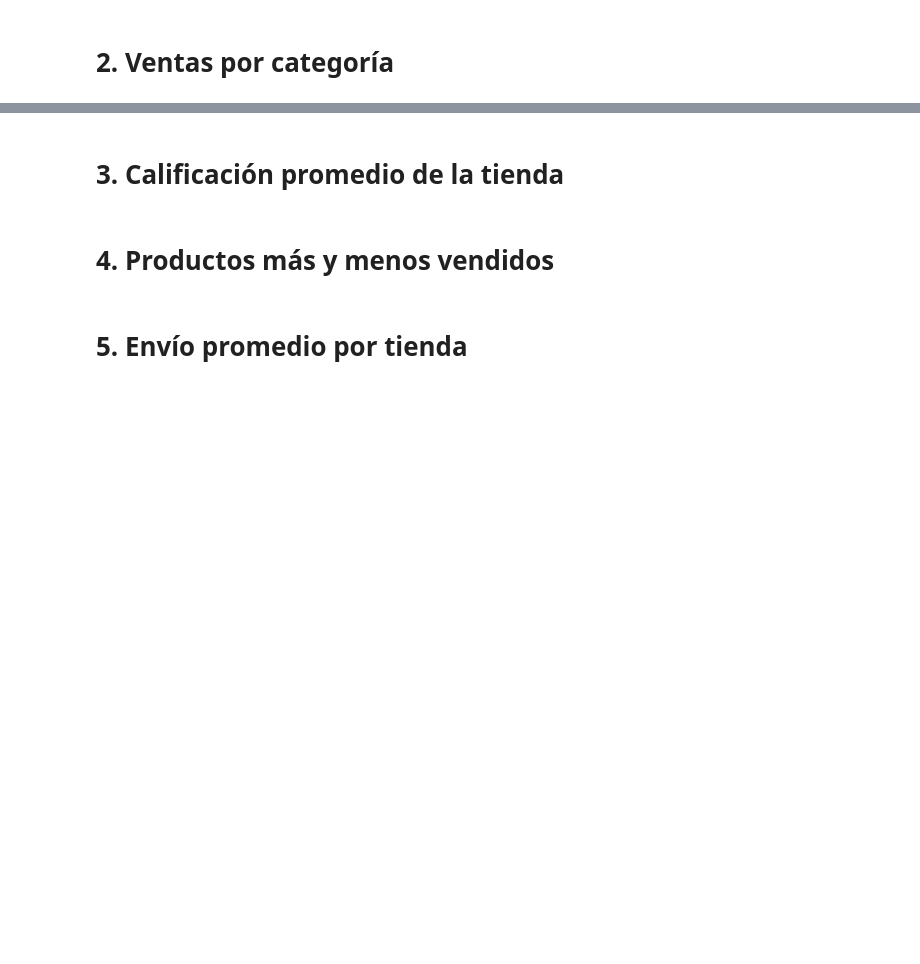
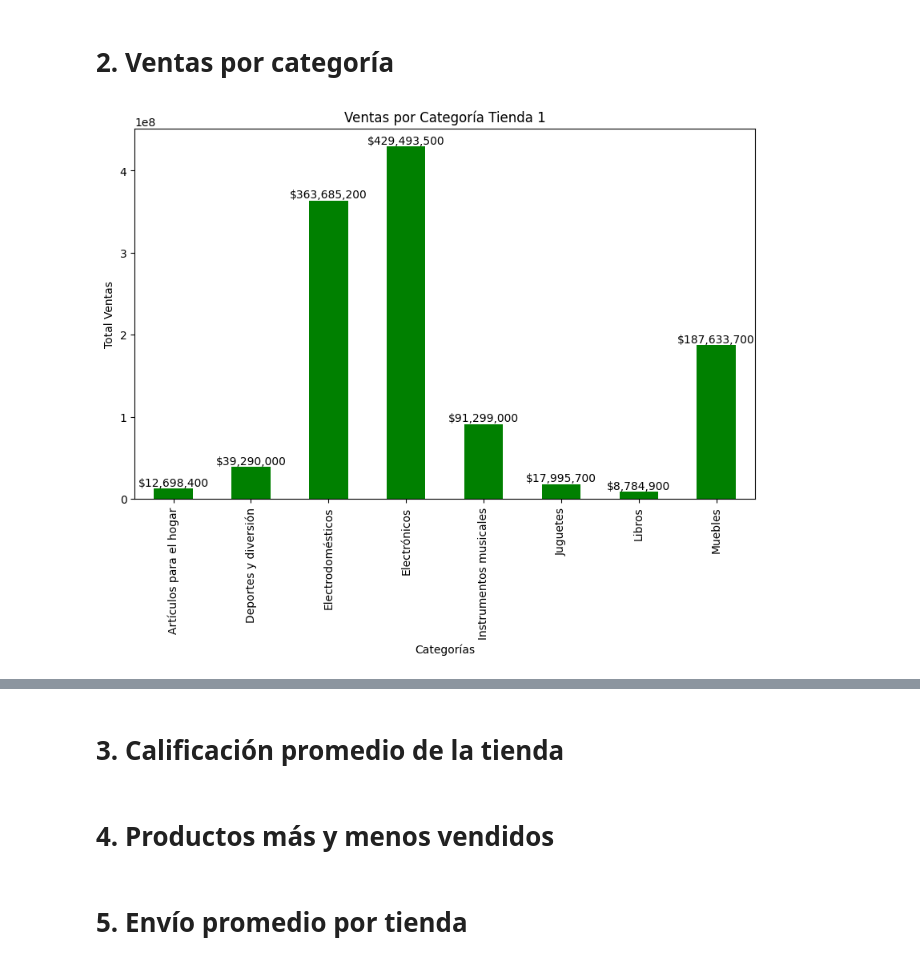
Before and after one commit to wimero72/challenge1-data-science-latam, a Jupyter notebook: Challege1_data_science_latam.ipynb, the cells around one changed output, grey strips where cells are left out. Drawn from its saved outputs; the diff is of its cells as text; code cells hidden in the pictures; blank space fills up the shorter version.

```diff
--- a/Challege1_data_science_latam.ipynb
+++ b/Challege1_data_science_latam.ipynb
@@ -153,2 +153,13 @@ plt.show()
 # %% [markdown]
 # 2. Ventas por categoría
+# %%
+ventas_categoria_t1 = tienda1.groupby("Categoría del Producto")["Precio"].sum()
+barras_c=ventas_categoria_t1.plot(kind="bar", color="green", figsize=(10, 6))
+for barra, valor in enumerate(ventas_categoria_t1):
+    barras_c.text(barra, valor, str(f"${valor:,.0f}"), ha='center', va='bottom')
+plt.xlabel("Categorías")
+plt.ylabel("Total Ventas")
+plt.title("Ventas por Categoría Tienda 1")
+plt.show()
+# %% [output]
+[figure, added]
```
Also changed, not shown: parts of 4 cells of this notebook.
